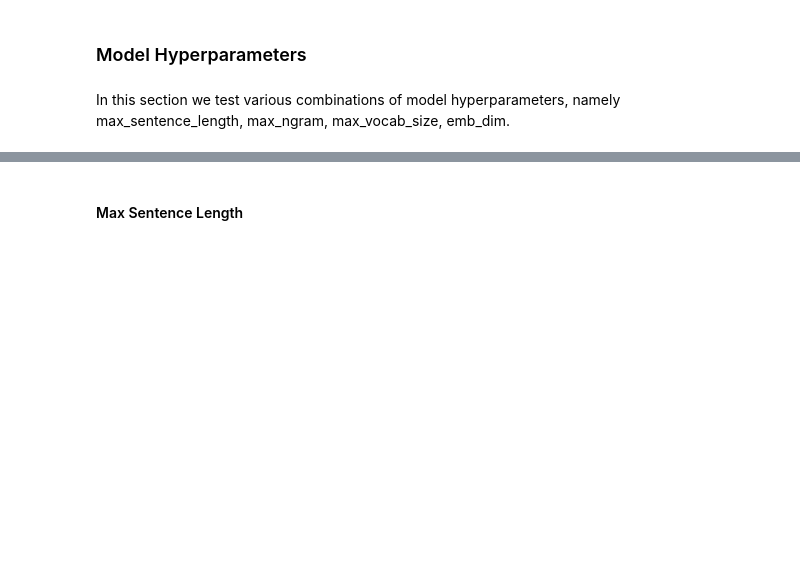
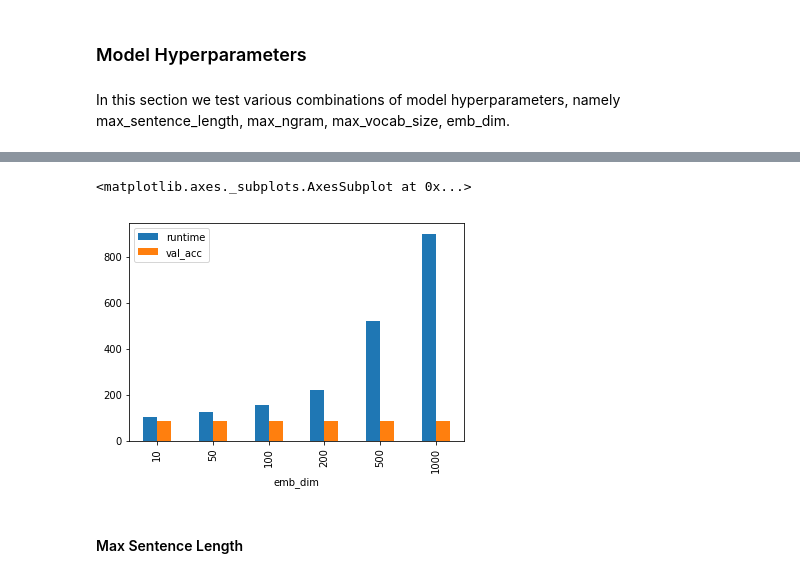
Before and after one commit to nyjgary/nlp-sentiment-analysis, a Jupyter notebook: nlp-sentiment-analysis.ipynb, the cells around one changed output, grey strips where cells are left out. Saved outputs shown, nothing was run; the diff lists cells and outputs as text; code cells hidden in the pictures; blank space fills up the shorter version.

```diff
--- a/nlp-sentiment-analysis.ipynb
+++ b/nlp-sentiment-analysis.ipynb
@@ -700,0 +718,4 @@ SELECT_TOKENIZATION_SCHEME = 'lowercase_no_punc_stopwords_nltk'
+# %%
+embedding_experiments = summarize_results(load_experiment_log(experiment_name='Embedding_Dimension_10_1000'),
+                                          exclude_cols=['experiment_name', 'token_scheme', 'results', 'hyperparams'])
+embedding_experiments
@@ -701,3 +734,8 @@ SELECT_TOKENIZATION_SCHEME = 'lowercase_no_punc_stopwords_nltk'
+# %%
+embedding_experiments.set_index('emb_dim')[['runtime', 'val_acc']].sort_index().plot(kind='bar')
+# %% [output]
+<matplotlib.axes._subplots.AxesSubplot at 0x...>
+[figure, added]
 # %% [markdown]
 #### Max Sentence Length
 # %%
```
Also changed, not shown: parts of 24 cells of this notebook.
